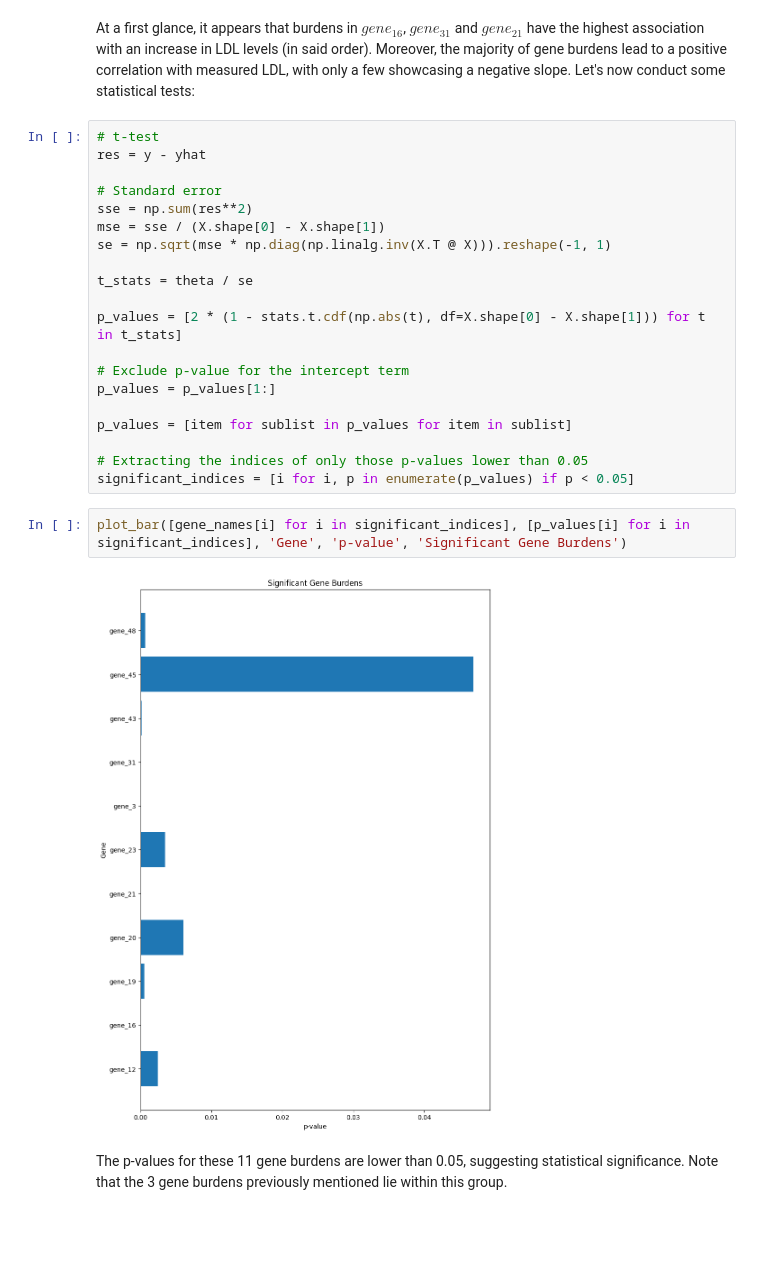
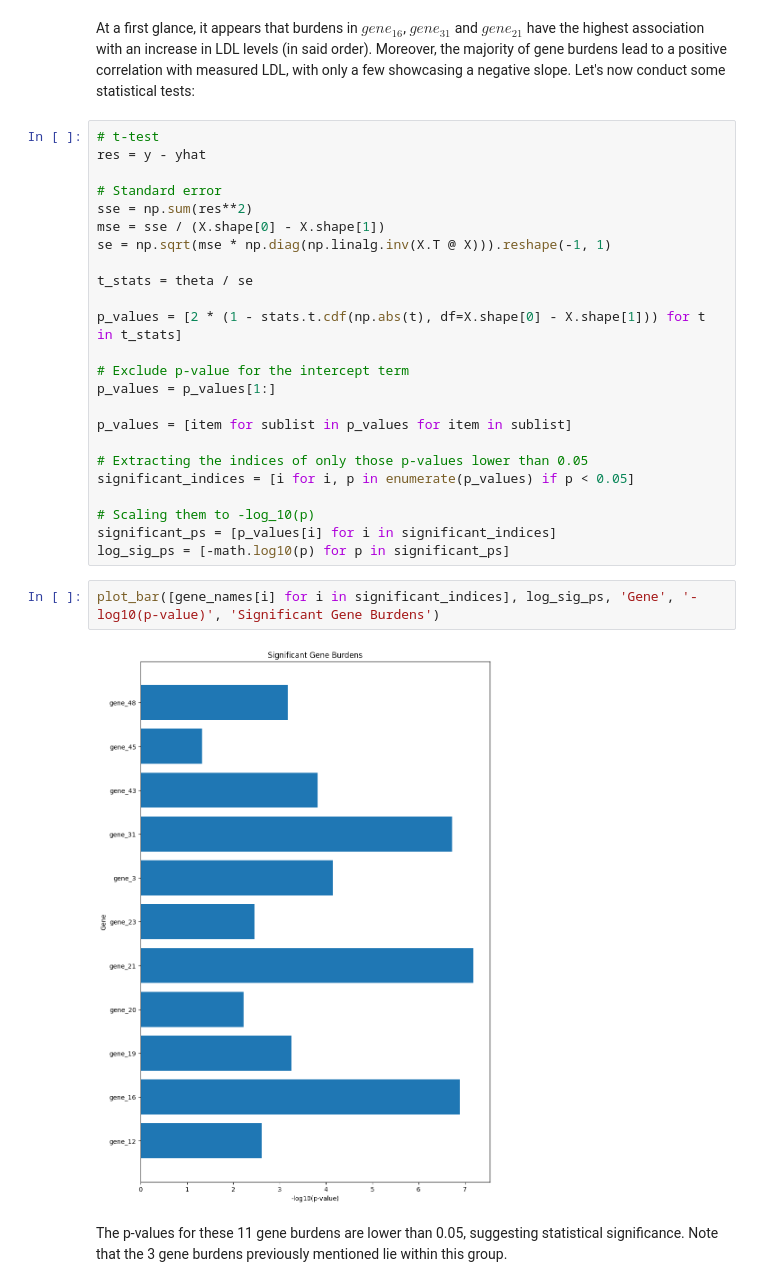
Before and after one commit to m4mbo/burden-testing, a Jupyter notebook: burden_testing.ipynb, the cells around one changed output. Saved outputs shown, nothing was run; the diff lists cells and outputs as text; blank space fills up the shorter version.

Commit message:
-log10 scaling

```diff
--- a/burden_testing.ipynb
+++ b/burden_testing.ipynb
@@ -202,10 +203,14 @@ p_values = [item for sublist in p_values for item in sublist]
 
 # Extracting the indices of only those p-values lower than 0.05
 significant_indices = [i for i, p in enumerate(p_values) if p < 0.05]
+
+# Scaling them to -log_10(p)
+significant_ps = [p_values[i] for i in significant_indices]
+log_sig_ps = [-math.log10(p) for p in significant_ps]
 # %%
-plot_bar([gene_names[i] for i in significant_indices], [p_values[i] for i in significant_indices], 'Gene', 'p-value', 'Significant Gene Burdens')
+plot_bar([gene_names[i] for i in significant_indices], log_sig_ps, 'Gene', '-log10(p-value)', 'Significant Gene Burdens')
 # %% [output]
-[figure, old version]
+[figure, new version]
 # %% [markdown]
 The p-values for these 11 gene burdens are lower than 0.05, suggesting statistical significance. Note that the 3 gene burdens previously mentioned lie within this group.
 # %%
```
Also changed, not shown: parts of 1 cell of this notebook.
